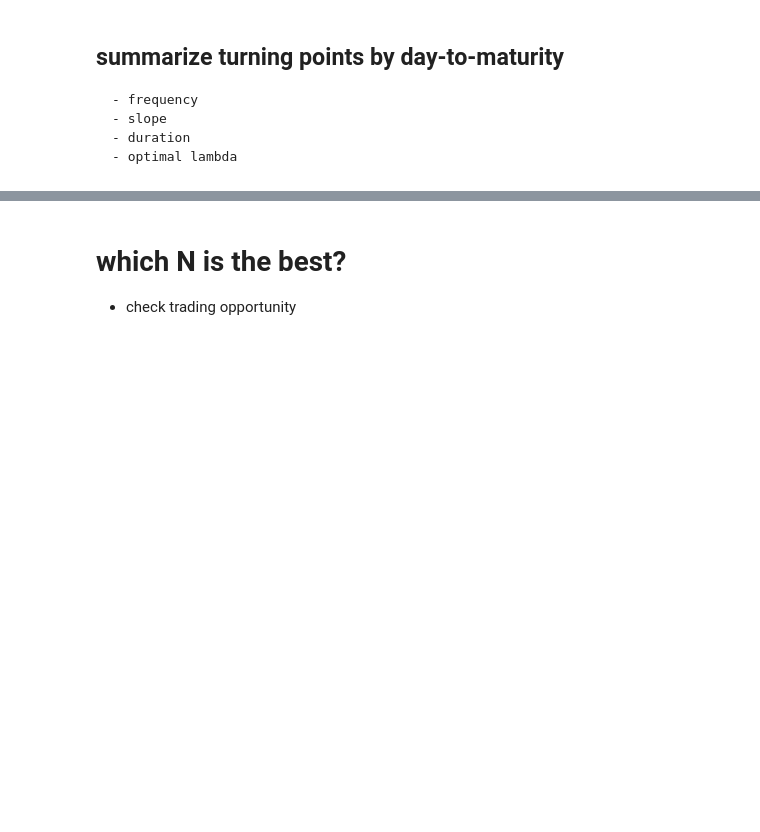
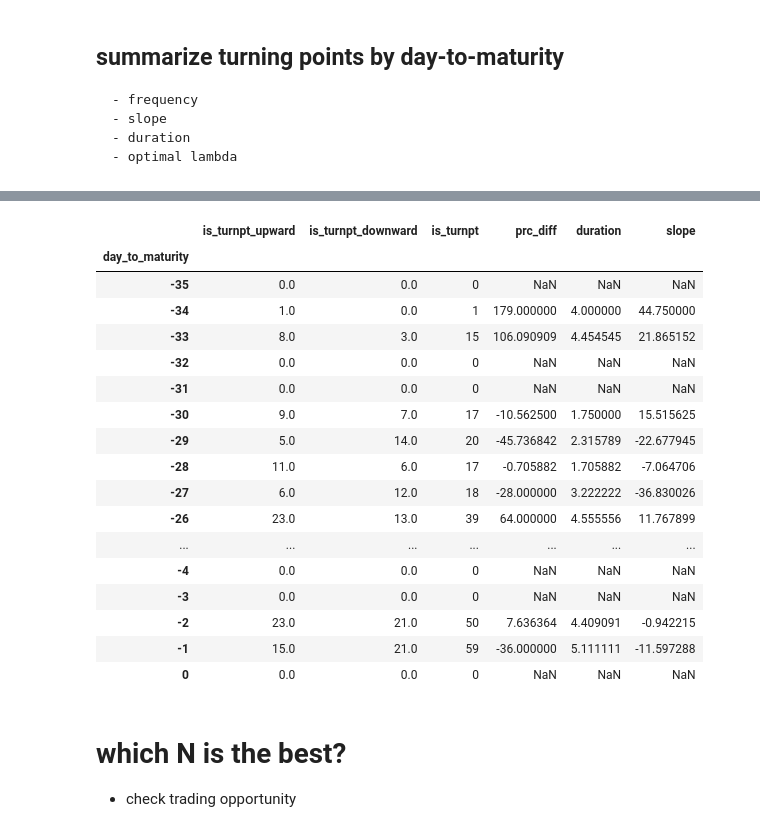
Before and after one commit to datasci-info/stock_path_tracker, a Jupyter notebook: turnpt_analysis.ipynb, the cells around one changed output, grey strips where cells are left out. Saved outputs shown, nothing was run; the diff lists cells and outputs as text; code cells hidden in the pictures; blank space fills up the shorter version.

```diff
--- a/turnpt_analysis.ipynb
+++ b/turnpt_analysis.ipynb
@@ -269,3 +270,32 @@ df_analysis.plot(x='day_to_maturity', y='mu_slope', kind='line')
+# %%
+df_analysis = df_turnpt_measures.groupby('day_to_maturity').agg({
+    'is_turnpt_upward': sum,
+    'is_turnpt_downward': sum,
+    'is_turnpt': lambda x: x.abs().sum(),
+    'prc_diff': 'mean',
+    'duration': 'mean',
+    'slope': 'mean'
+})
+df_analysis
+# %% [output]
+|  | is_turnpt_upward | is_turnpt_downward | is_turnpt | prc_diff | duration | slope |
+| day_to_maturity |  |  |  |  |  |  |
+| -35 | 0.0 | 0.0 | 0 | NaN | NaN | NaN |
+| -34 | 1.0 | 0.0 | 1 | 179.000000 | 4.000000 | 44.750000 |
+| -33 | 8.0 | 3.0 | 15 | 106.090909 | 4.454545 | 21.865152 |
+| -32 | 0.0 | 0.0 | 0 | NaN | NaN | NaN |
+| -31 | 0.0 | 0.0 | 0 | NaN | NaN | NaN |
+| -30 | 9.0 | 7.0 | 17 | -10.562500 | 1.750000 | 15.515625 |
+| -29 | 5.0 | 14.0 | 20 | -45.736842 | 2.315789 | -22.677945 |
+| -28 | 11.0 | 6.0 | 17 | -0.705882 | 1.705882 | -7.064706 |
+| -27 | 6.0 | 12.0 | 18 | -28.000000 | 3.222222 | -36.830026 |
+| -26 | 23.0 | 13.0 | 39 | 64.000000 | 4.555556 | 11.767899 |
+| ... | ... | ... | ... | ... | ... | ... |
+| -4 | 0.0 | 0.0 | 0 | NaN | NaN | NaN |
+| -3 | 0.0 | 0.0 | 0 | NaN | NaN | NaN |
+| -2 | 23.0 | 21.0 | 50 | 7.636364 | 4.409091 | -0.942215 |
+| -1 | 15.0 | 21.0 | 59 | -36.000000 | 5.111111 | -11.597288 |
+| 0 | 0.0 | 0.0 | 0 | NaN | NaN | NaN |
 # %% [markdown]
 # which N is the best?
 - check trading opportunity
```
Also changed, not shown: parts of 10 cells of this notebook.
